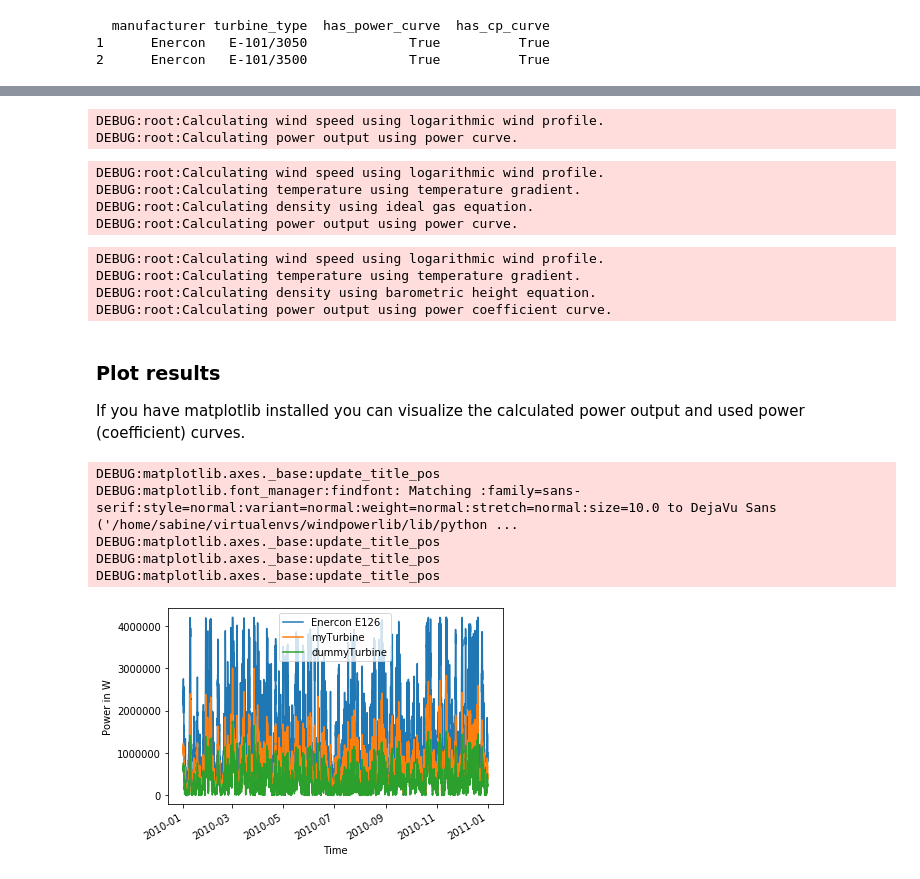
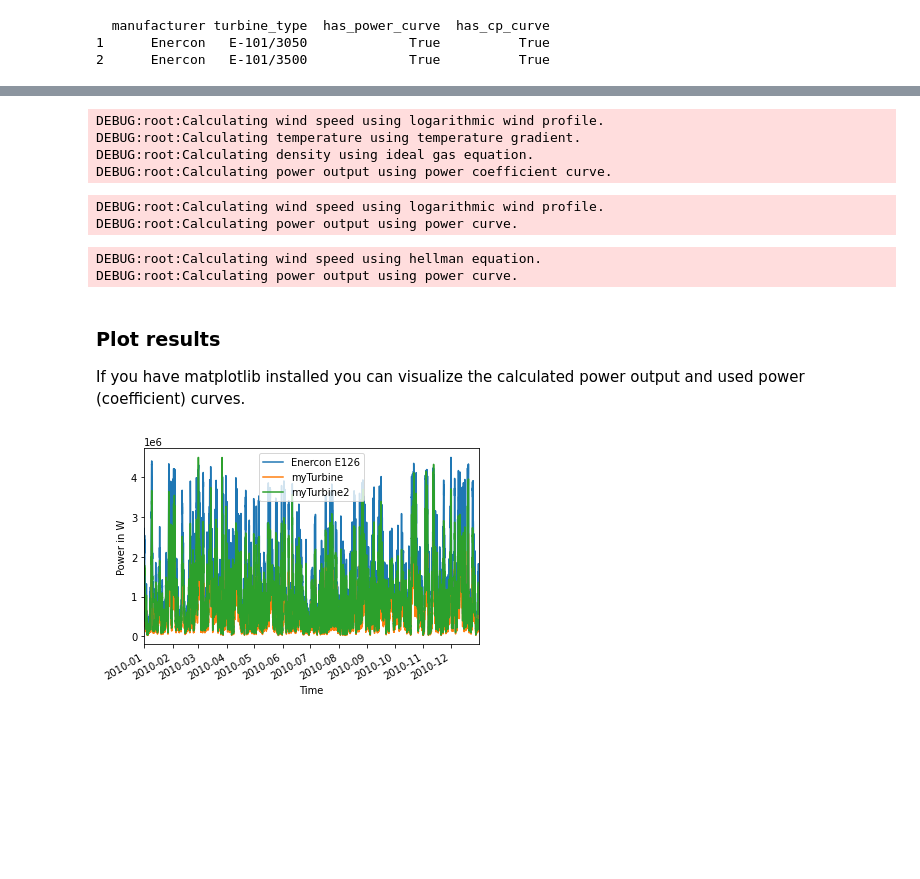
Before and after one commit to wind-python/windpowerlib, a Jupyter notebook: example/modelchain_example.ipynb, the cells around one changed output, grey strips where cells are left out. Cells and saved outputs as stored; diff of their text form; code cells hidden in the pictures; blank space fills up the shorter version.

```diff
--- a/example/modelchain_example.ipynb
+++ b/example/modelchain_example.ipynb
@@ -182,3 +198,33 @@ The ModelChain is a class that provides all necessary steps to calculate the pow
+# %%
+# power output calculation for e126
+
+# own specifications for ModelChain setup
+modelchain_data = {
+    'wind_speed_model': 'logarithmic',      # 'logarithmic' (default),
+                                            # 'hellman' or
+                                            # 'interpolation_extrapolation'
+    'density_model': 'ideal_gas',           # 'barometric' (default), 'ideal_gas'
+                                            #  or 'interpolation_extrapolation'
+    'temperature_model': 'linear_gradient', # 'linear_gradient' (def.) or
+                                            # 'interpolation_extrapolation'
+    'power_output_model':
+        'power_coefficient_curve',          # 'power_curve' (default) or
+                                            # 'power_coefficient_curve'
+    'density_correction': True,             # False (default) or True
+    'obstacle_height': 0,                   # default: 0
+    'hellman_exp': None}                    # None (default) or None
+
+# initialize ModelChain with own specifications and use run_model method to
+# calculate power output
+mc_e126 = ModelChain(e126, **modelchain_data).run_model(
+    weather)
+# write power output time series to WindTurbine object
+e126.power_output = mc_e126.power_output
+# %% [output]
+DEBUG:root:Calculating wind speed using logarithmic wind profile.
+DEBUG:root:Calculating temperature using temperature gradient.
+DEBUG:root:Calculating density using ideal gas equation.
+DEBUG:root:Calculating power output using power coefficient curve.
 # %%
 # power output calculation for my_turbine
 
@@ -190,47 +236,16 @@ my_turbine.power_output = mc_my_turbine.power_output
 # %% [output]
 DEBUG:root:Calculating wind speed using logarithmic wind profile.
 DEBUG:root:Calculating power output using power curve.
-# %%
-# power output calculation for e126
-
-# own specifications for ModelChain setup
-modelchain_data = {
-    'wind_speed_model': 'logarithmic',      # 'logarithmic' (default),
-                                            # 'hellman' or
-                                            # 'interpolation_extrapolation'
-    'density_model': 'ideal_gas',           # 'barometric' (default), 'ideal_gas'
-                                            #  or 'interpolation_extrapolation'
-    'temperature_model': 'linear_gradient', # 'linear_gradient' (def.) or
-                                            # 'interpolation_extrapolation'
-    'power_output_model': 'power_curve',    # 'power_curve' (default) or
-                                            # 'power_coefficient_curve'
-    'density_correction': True,             # False (default) or True
-    'obstacle_height': 0,                   # default: 0
-    'hellman_exp': None}                    # None (default) or None
-
-# initialize ModelChain with own specifications and use run_model method to
-# calculate power output
-mc_e126 = ModelChain(e126, **modelchain_data).run_model(
-    weather)
-# write power output time series to WindTurbine object
-e126.power_output = mc_e126.power_output
-# %% [output]
-DEBUG:root:Calculating wind speed using logarithmic wind profile.
-DEBUG:root:Calculating temperature using temperature gradient.
-DEBUG:root:Calculating density using ideal gas equation.
-DEBUG:root:Calculating power output using power curve.
 # %%
 # power output calculation for example_turbine
 # own specification for 'power_output_model'
 mc_example_turbine = ModelChain(
-    dummy_turbine,
-    power_output_model='power_coefficient_curve').run_model(weather)
-dummy_turbine.power_output = mc_example_turbine.power_output
+    my_turbine2,
+    wind_speed_model='hellman').run_model(weather)
+my_turbine2.power_output = mc_example_turbine.power_output
 # %% [output]
-DEBUG:root:Calculating wind speed using logarithmic wind profile.
-DEBUG:root:Calculating temperature using temperature gradient.
-DEBUG:root:Calculating density using barometric height equation.
-DEBUG:root:Calculating power output using power coefficient curve.
+DEBUG:root:Calculating wind speed using hellman equation.
+DEBUG:root:Calculating power output using power curve.
 # %% [markdown]
 ### Plot results
 
@@ -247,19 +262,14 @@ except ImportError:
 # %%
 # plot turbine power output
 if plt:
     e126.power_output.plot(legend=True, label='Enercon E126')
     my_turbine.power_output.plot(legend=True, label='myTurbine')
-    dummy_turbine.power_output.plot(legend=True, label='dummyTurbine')
+    my_turbine2.power_output.plot(legend=True, label='myTurbine2')
     plt.xlabel('Time')
     plt.ylabel('Power in W')
     plt.show()
 # %% [output]
-DEBUG:matplotlib.axes._base:update_title_pos
-DEBUG:matplotlib.font_manager:findfont: Matching :family=sans-serif:style=normal:variant=normal:weight=normal:stretch=normal:size=10.0 to DejaVu Sans ('/home/sabine/virtualenvs/windpowerlib/lib/python ...
-DEBUG:matplotlib.axes._base:update_title_pos
-DEBUG:matplotlib.axes._base:update_title_pos
-DEBUG:matplotlib.axes._base:update_title_pos
-[figure, old version]
+[figure, new version]
 # %%
 # plot power (coefficient) curves
 if plt:
```
Also changed, not shown: parts of 9 cells of this notebook, 1 other file.
